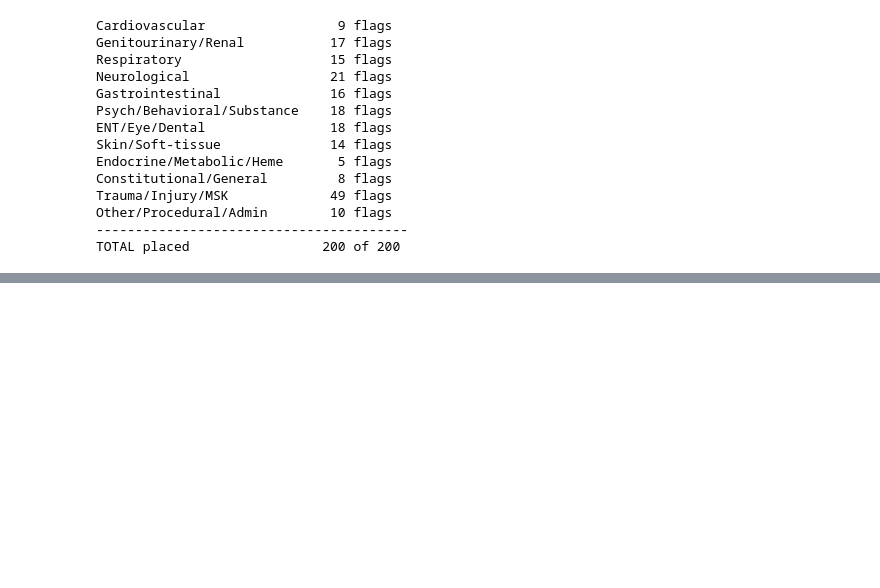
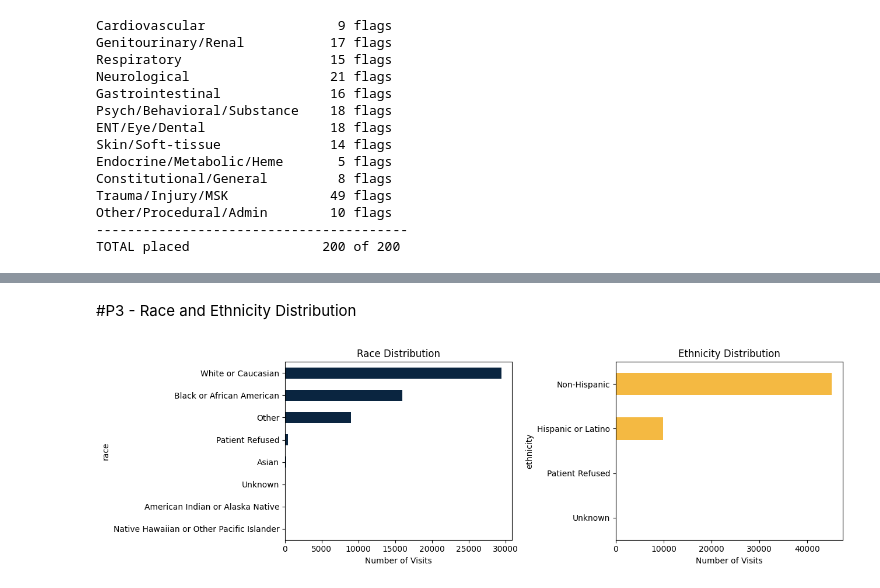
Before and after one commit to madebyjackson/CariSurg-Portfolio, a Jupyter notebook: notebooks/CariSurg_Week_5.ipynb, the cells around one changed output, grey strips where cells are left out. Cells and saved outputs as stored; diff of their text form; code cells hidden in the pictures; blank space fills up the shorter version.

```diff
--- a/notebooks/CariSurg_Week_5.ipynb
+++ b/notebooks/CariSurg_Week_5.ipynb
@@ -182,0 +340,18 @@ TOTAL placed                 200 of 200
+# %% [markdown]
+#P3 - Race and Ethnicity Distribution
+# %%
+fig, ax = plt.subplots(1, 2, figsize=(13,4))
+
+df["race"].value_counts().plot.barh(ax=ax[0], color="#0A2540")
+ax[0].set_title("Race Distribution")
+ax[0].set_xlabel("Number of Visits")
+ax[0].invert_yaxis()
+
+df["ethnicity"].value_counts().plot.barh(ax=ax[1], color="#F4B942")
+ax[1].set_title("Ethnicity Distribution")
+ax[1].set_xlabel("Number of Visits")
+ax[1].invert_yaxis()
+
+plt.tight_layout(); plt.show()
+# %% [output]
+[figure, added]
```
Also changed, not shown: parts of 20 cells of this notebook, 5 other files.
